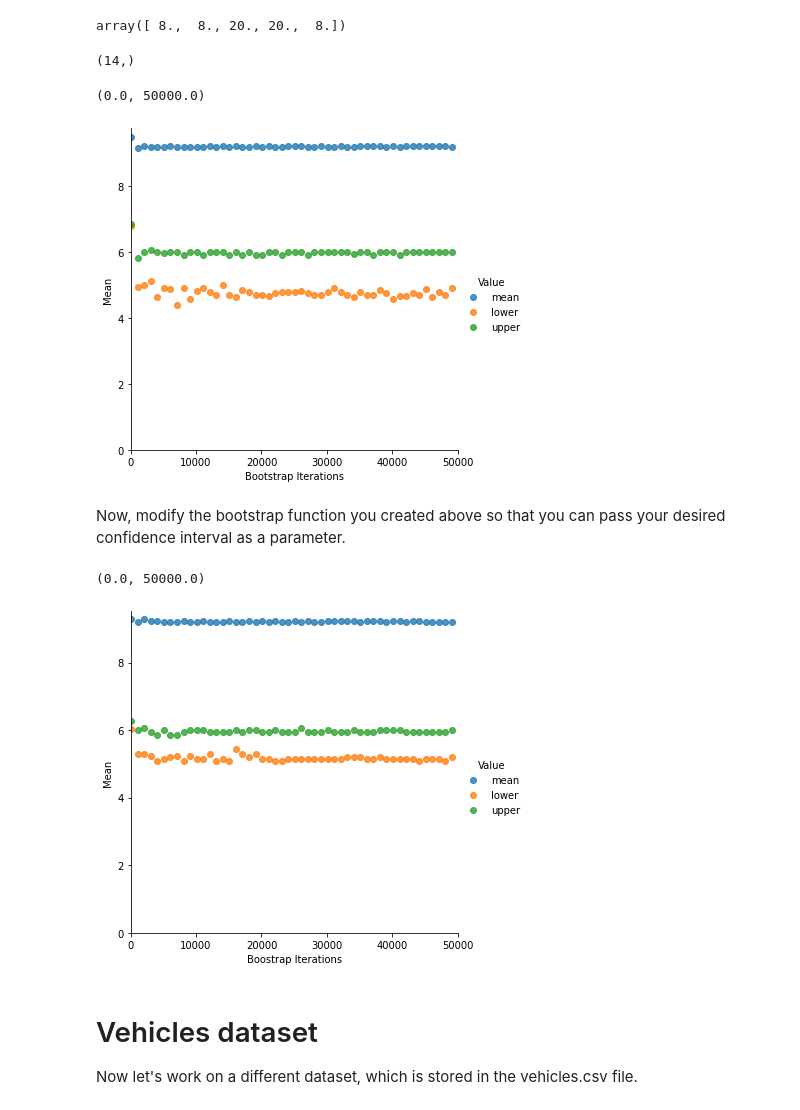
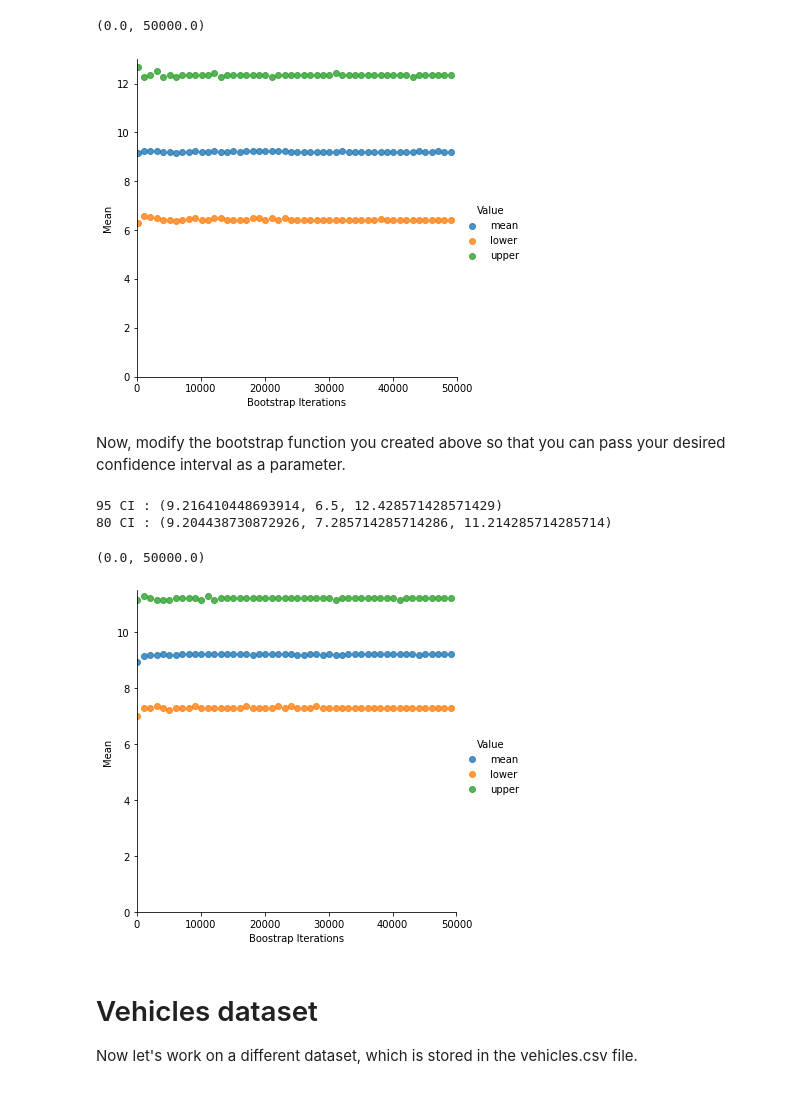
Before and after one commit to ShahrukhS/CE888-DS, a Jupyter notebook: Lab_2/bootstrap.ipynb, the cells around one changed output. Drawn from its saved outputs; the diff is of its cells as text; code cells hidden in the pictures.

Commit message:
Bootstrap & permutation test

```diff
--- a/Lab_2/bootstrap.ipynb
+++ b/Lab_2/bootstrap.ipynb
@@ -9,14 +9,6 @@ import numpy as np
 # Load the data
 df = pd.read_csv('https://raw.githubusercontent.com/ShahrukhS/CE888-Data-Science/main/Lab_2/dataset/customers.csv')
 data = df.values.T[1]
-# %%
-np.random.choice(data, 5, True)
-# %% [output]
-array([ 8.,  8., 20., 20.,  8.])
-# %%
-data.shape
-# %% [output]
-(14,)
 # %%
 # Checking the notes from the lecture, create here your own bootstrap function:
 # 1. Sample from the input array x to create an array of samples of shape (n_bootstraps, sample_size)
@@ -33,8 +25,10 @@ def bootstrap_mean(x, sample_size, n_bootstraps):
     bootstraps.append(np.mean(np.random.choice(x, sample_size, True)))
   sorted_boot = np.sort(bootstraps)
   alpha = 0.95
-  lower = np.percentile(sorted_boot, (1-alpha)/2)
-  upper = np.percentile(sorted_boot, alpha+((1-alpha)/2))
+  l_cutoff = (1-alpha)/2
+  u_cutoff = alpha+(l_cutoff)
+  lower = np.percentile(sorted_boot, l_cutoff*100)
+  upper = np.percentile(sorted_boot, u_cutoff*100)
   data_mean = np.mean(sorted_boot)
   return data_mean, lower, upper
 # %%
@@ -54,39 +48,51 @@ sns_plot.axes[0, 0].set_ylim(0,)
 sns_plot.axes[0, 0].set_xlim(0, 50000)
 # %% [output]
 (0.0, 50000.0)
-[figure, old version]
+[figure, new version]
 # %% [markdown]
 
 Now, modify the bootstrap function you created above so that you can pass your desired confidence interval as a parameter.
 # %%
-def bootstrap_mean_ci(sample, sample_size, n_bootstraps, ci):
+def bootstrap_ci(sample, sample_size, n_bootstraps, ci, method):
 	bootstraps = []
 	for y in range(n_bootstraps):
-		bootstraps.append(np.mean(np.random.choice(sample, sample_size, True)))
+		if(method == 'MEAN'):
+			bootstraps.append(np.mean(np.random.choice(sample, sample_size, True)))
+		elif(method == 'SD'):
+			bootstraps.append(np.std(np.random.choice(sample, sample_size, True)))
 	sorted_boot = np.sort(bootstraps)
 	alpha = ci/100
-	lower = np.percentile(sorted_boot, (1-alpha)/2)
-	upper = np.percentile(sorted_boot, alpha+((1-alpha)/2))
+	l_cutoff = (1-alpha)/2
+	u_cutoff = alpha+(l_cutoff)
+	lower = np.percentile(sorted_boot, l_cutoff*100)
+	upper = np.percentile(sorted_boot, u_cutoff*100)
 	data_mean = np.mean(sorted_boot)
 	return data_mean, lower, upper
+# %%
+#Reducing alpha decreases the confidence intervals.
+print('95 CI :', bootstrap_ci(data, data.shape[0], i, 95, 'MEAN'))
+print('80 CI :', bootstrap_ci(data, data.shape[0], i, 80, 'MEAN'))
+# %% [output]
+95 CI : (9.216410448693914, 6.5, 12.428571428571429)
+80 CI : (9.204438730872926, 7.285714285714286, 11.214285714285714)
 # %%
 boots = []
 for i in range(100, 50000, 1000):
-    boot = bootstrap_mean_ci(data, data.shape[0], i, 80)
+    boot = bootstrap_ci(data, data.shape[0], i, 80, 'MEAN')
     boots.append([i, boot[0], "mean"])
     boots.append([i, boot[1], "lower"])
     boots.append([i, boot[2], "upper"])
 
 df_boot = pd.DataFrame(boots, columns=['Boostrap Iterations', 'Mean', "Value"])
 sns_plot = sns.lmplot(df_boot.columns[0], df_boot.columns[1], data=df_boot, fit_reg=False, hue="Value")
 
 sns_plot.axes[0, 0].set_ylim(0,)
 sns_plot.axes[0, 0].set_xlim(0, 50000)
 
 #sns_plot.savefig("bootstrap_confidence_80.pdf", bbox_inches='tight')
 # %% [output]
 (0.0, 50000.0)
-[figure, old version]
+[figure, new version]
 # %% [markdown]
 # Vehicles dataset
 
```
Also changed, not shown: parts of 13 cells of this notebook.
